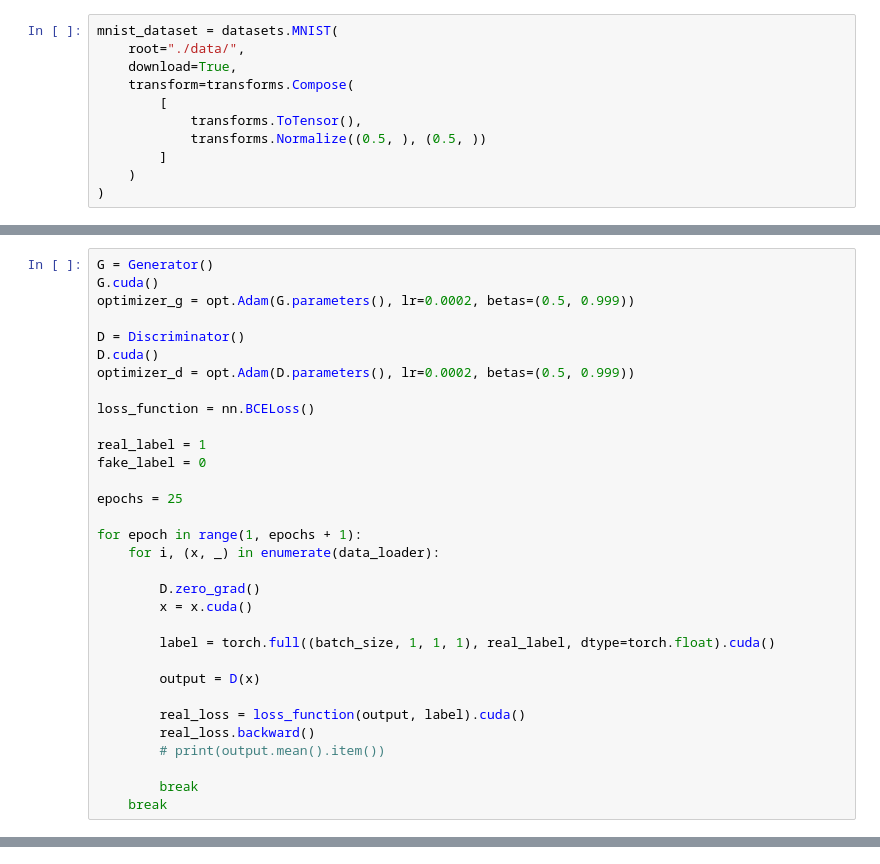
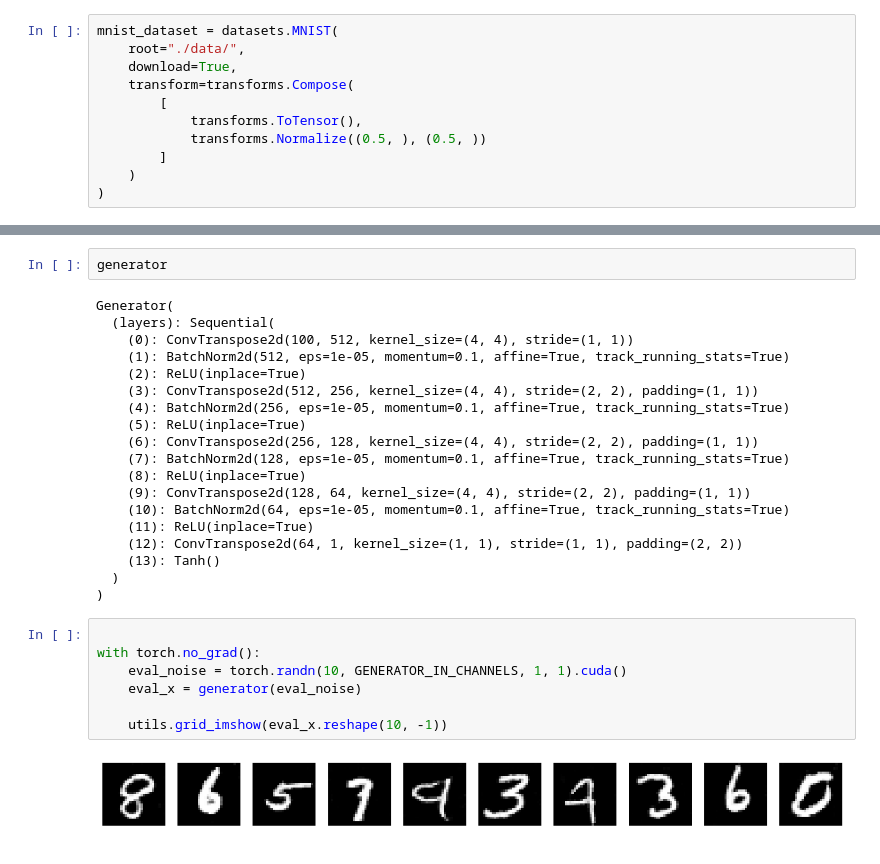
Before and after one commit to PARKCHEOLHEE-lab/gan-exer, a Jupyter notebook: mnistGAN/mnistDCGAN.ipynb, the cells around one changed output, grey strips where cells are left out. Saved outputs shown, nothing was run; the diff lists cells and outputs as text.

```diff
--- a/mnistGAN/mnistDCGAN.ipynb
+++ b/mnistGAN/mnistDCGAN.ipynb
@@ -96,32 +103,0 @@ class Discriminator(nn.Module):
-# %%
-G = Generator()
-G.cuda()
-optimizer_g = opt.Adam(G.parameters(), lr=0.0002, betas=(0.5, 0.999))
-
-D = Discriminator()
-D.cuda()
-optimizer_d = opt.Adam(D.parameters(), lr=0.0002, betas=(0.5, 0.999))
-
-loss_function = nn.BCELoss()
-
-real_label = 1
-fake_label = 0
-
-epochs = 25
-
-for epoch in range(1, epochs + 1):
-    for i, (x, _) in enumerate(data_loader):
-
-        D.zero_grad()
-        x = x.cuda()
-
-        label = torch.full((batch_size, 1, 1, 1), real_label, dtype=torch.float).cuda()
-
-        output = D(x)
-
-        real_loss = loss_function(output, label).cuda()
-        real_loss.backward()
-        # print(output.mean().item())
-
-        break
-    break
@@ -127,0 +217,30 @@ for epoch in range(1, epochs + 1):
+# %%
+generator
+# %% [output]
+Generator(
+  (layers): Sequential(
+    (0): ConvTranspose2d(100, 512, kernel_size=(4, 4), stride=(1, 1))
+    (1): BatchNorm2d(512, eps=1e-05, momentum=0.1, affine=True, track_running_stats=True)
+    (2): ReLU(inplace=True)
+    (3): ConvTranspose2d(512, 256, kernel_size=(4, 4), stride=(2, 2), padding=(1, 1))
+    (4): BatchNorm2d(256, eps=1e-05, momentum=0.1, affine=True, track_running_stats=True)
+    (5): ReLU(inplace=True)
+    (6): ConvTranspose2d(256, 128, kernel_size=(4, 4), stride=(2, 2), padding=(1, 1))
+    (7): BatchNorm2d(128, eps=1e-05, momentum=0.1, affine=True, track_running_stats=True)
+    (8): ReLU(inplace=True)
+    (9): ConvTranspose2d(128, 64, kernel_size=(4, 4), stride=(2, 2), padding=(1, 1))
+    (10): BatchNorm2d(64, eps=1e-05, momentum=0.1, affine=True, track_running_stats=True)
+    (11): ReLU(inplace=True)
+    (12): ConvTranspose2d(64, 1, kernel_size=(1, 1), stride=(1, 1), padding=(2, 2))
+    (13): Tanh()
+  )
+)
+# %%
+
+with torch.no_grad():
+    eval_noise = torch.randn(10, GENERATOR_IN_CHANNELS, 1, 1).cuda()
+    eval_x = generator(eval_noise)
+
+    utils.grid_imshow(eval_x.reshape(10, -1))
+# %% [output]
+[figure, added]
```
Also changed, not shown: parts of 5 cells of this notebook.
